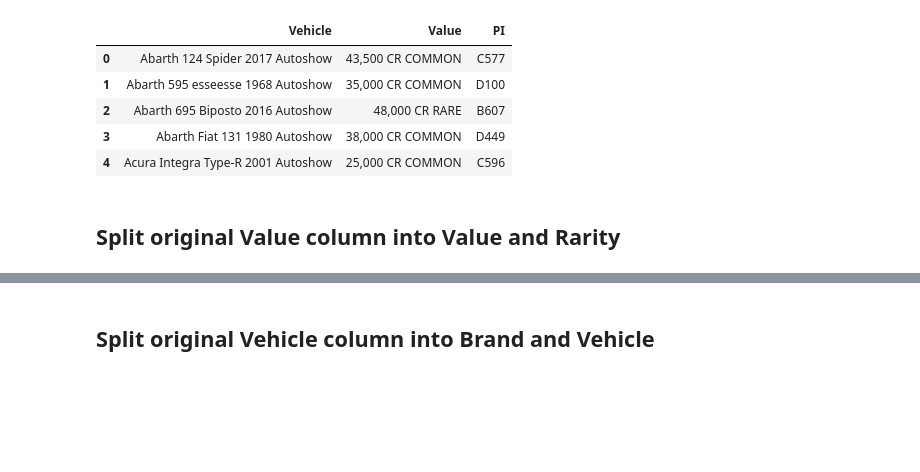
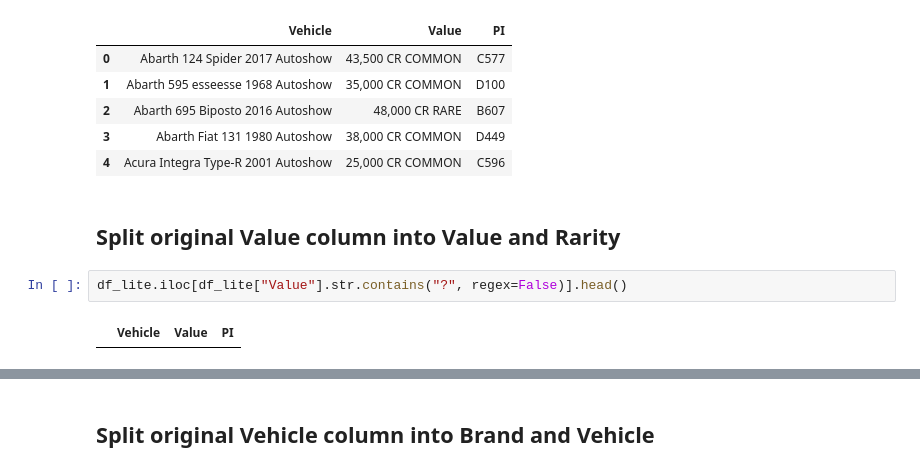
Before and after one commit to iaspidem/fh-cars-list, a Jupyter notebook: fh4-process.ipynb, the cells around one changed output, grey strips where cells are left out. Cells and saved outputs as stored; diff of their text form; blank space fills up the shorter version.

```diff
--- a/fh4-process.ipynb
+++ b/fh4-process.ipynb
@@ -72,6 +72,10 @@ df_lite.head()
 | 4 | Acura Integra Type-R 2001 Autoshow | 25,000 CR COMMON | C596 |
 # %% [markdown]
 ## Split original Value column into Value and Rarity
+# %%
+df_lite.iloc[df_lite["Value"].str.contains("?", regex=False)].head()
+# %% [output]
+|  | Vehicle | Value | PI |
 # %%
 df_lite[["Value", "Rarity"]] = df["Value"].str.split("CR", n=1, expand=True)
 df_lite = df_lite.iloc[:, [0, 1, 3, 2]]
```
Also changed, not shown: parts of 1 cell of this notebook, 3 other files.
